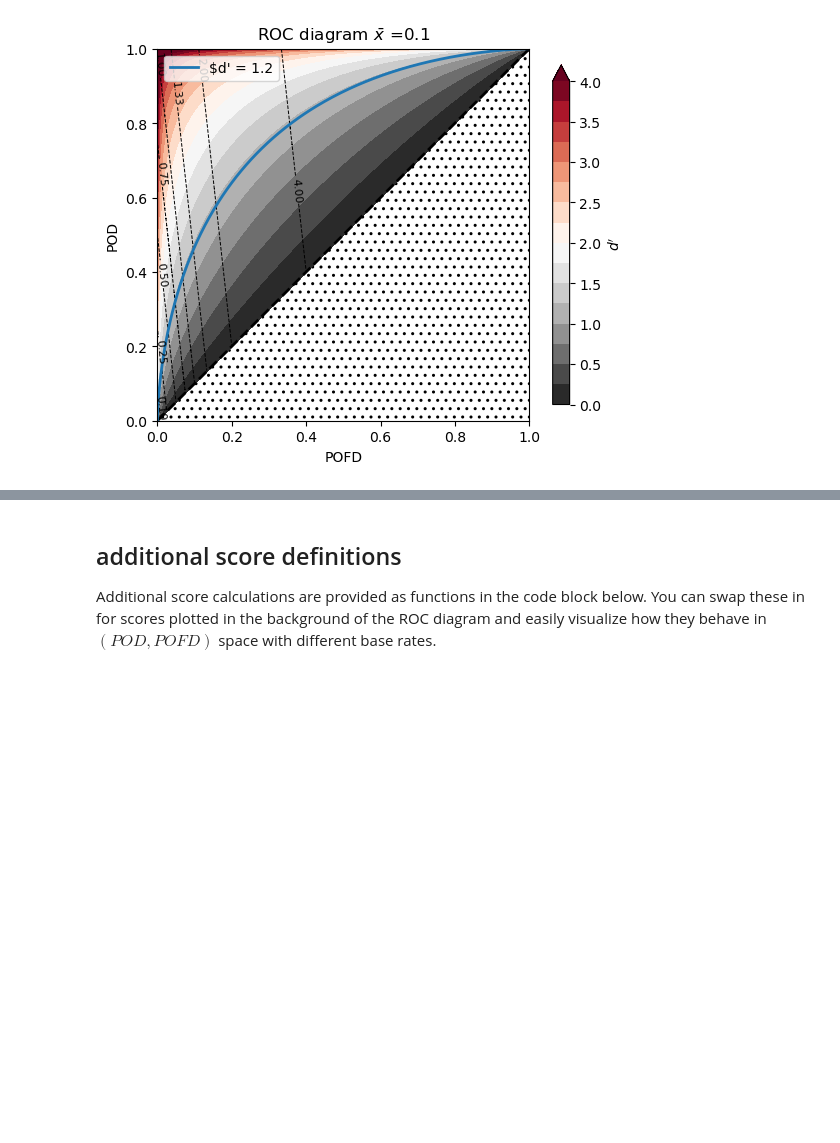
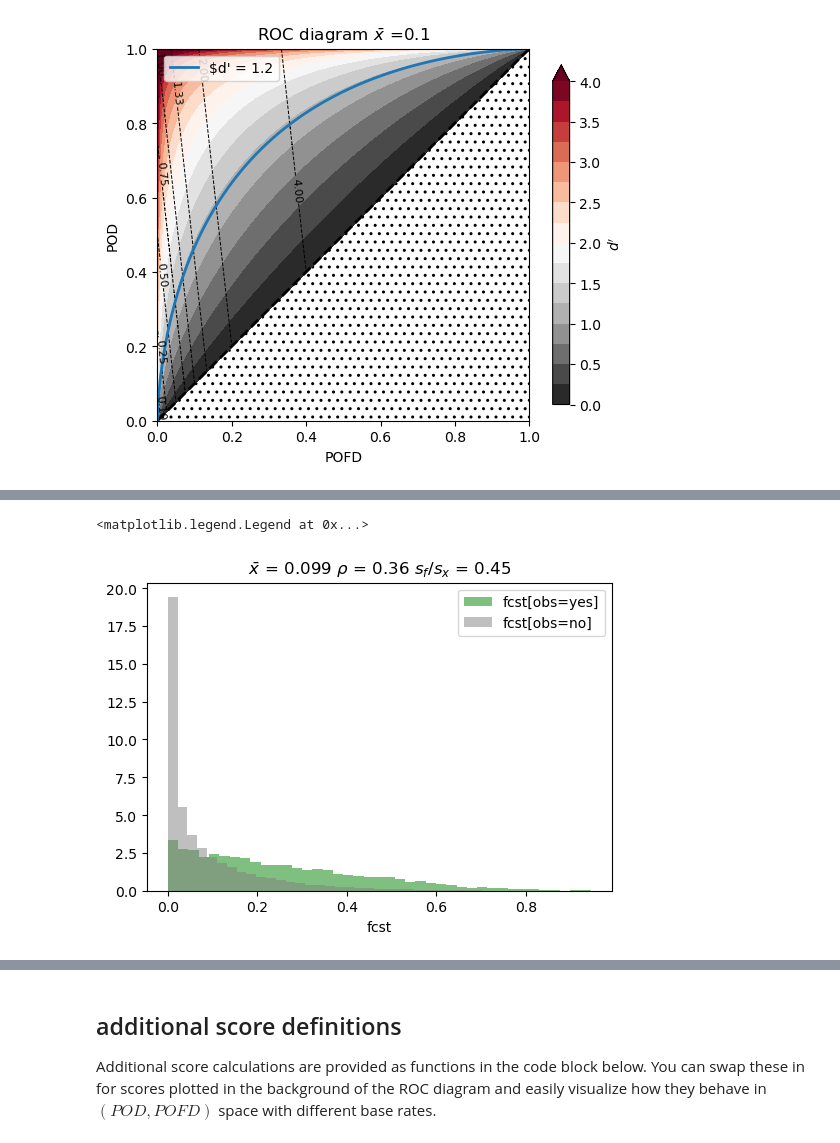
Before and after one commit to baldwin-ou/verification, a Jupyter notebook: intro_ROC_diagram.ipynb, the cells around one changed output, grey strips where cells are left out. Drawn from its saved outputs; the diff is of its cells as text; code cells hidden in the pictures; blank space fills up the shorter version.

```diff
--- a/intro_ROC_diagram.ipynb
+++ b/intro_ROC_diagram.ipynb
@@ -282,0 +338,19 @@ axs.legend()
+# %%
+# these values will generate a large sample of synthetic fcst/obs data with d' approximately 1.2
+nn=100000
+xbar=0.1
+fbar=0.1
+rhoxf=0.55
+ratio=0.2
+
+obs_pts,fcst_pts,fcst_bin=synth_data(nn,xbar,fbar,ratio,rhoxf)
+
+# set up array of thresholds going from zero to slightly above the max forecast value
+# this will produce PODs that vary from 1 to 0, POFDs that vary from 1 to 0
+threshs=np.quantile(fcst_pts,np.linspace(0.001,0.999,99))
+threshs=np.insert(threshs,0,0.)
+threshs=np.append(threshs,np.max(fcst_pts)*1.01)
+
+# generate arrays of 2x2 contingency table elements corresponding with these thresholds
+df = calc_2x2_table(fcst_pts,obs_pts,threshs)
+df
@@ -282,0 +371,27 @@ axs.legend()
+# %%
+# plot the corresponding discrimination diagram
+
+# calculate some stats
+xbar_pts=np.mean(obs_pts)
+sx2_pts=np.var(obs_pts,ddof=0)
+sf2_pts=np.var(fcst_pts,ddof=0)
+rho_pts=np.corrcoef([obs_pts,fcst_pts])[0][1]
+sf_sx=np.sqrt(sf2_pts)/np.sqrt(sx2_pts)
+
+# format strings containing these stats in the diagram title
+leg1=r' $\rho$' + f' = {np.round(rho_pts,2)}'
+sharp=r' $s_f$/$s_x$' + f' = {np.round(sf_sx,2)}'
+tit1=r'$\bar x$'+f' = {np.round(xbar_pts,3)}'
+
+fig,axs=plt.subplots(figsize=(6,4))
+
+# obs=yes conditional distribution
+axs.hist(fcst_pts[obs_pts>=0.5], bins=41,color='green',density=True,label='fcst[obs=yes]',alpha=.5)
+# obs=no conditional distribution
+axs.hist(fcst_pts[obs_pts<0.5], bins=41,color='gray',density=True,label='fcst[obs=no]',alpha=.5)
+axs.set_title(tit1+leg1+sharp)
+axs.set_xlabel('fcst')
+axs.legend()
+# %% [output]
+<matplotlib.legend.Legend at 0x...>
+[figure, added]
```
Also changed, not shown: parts of 9 cells of this notebook.
